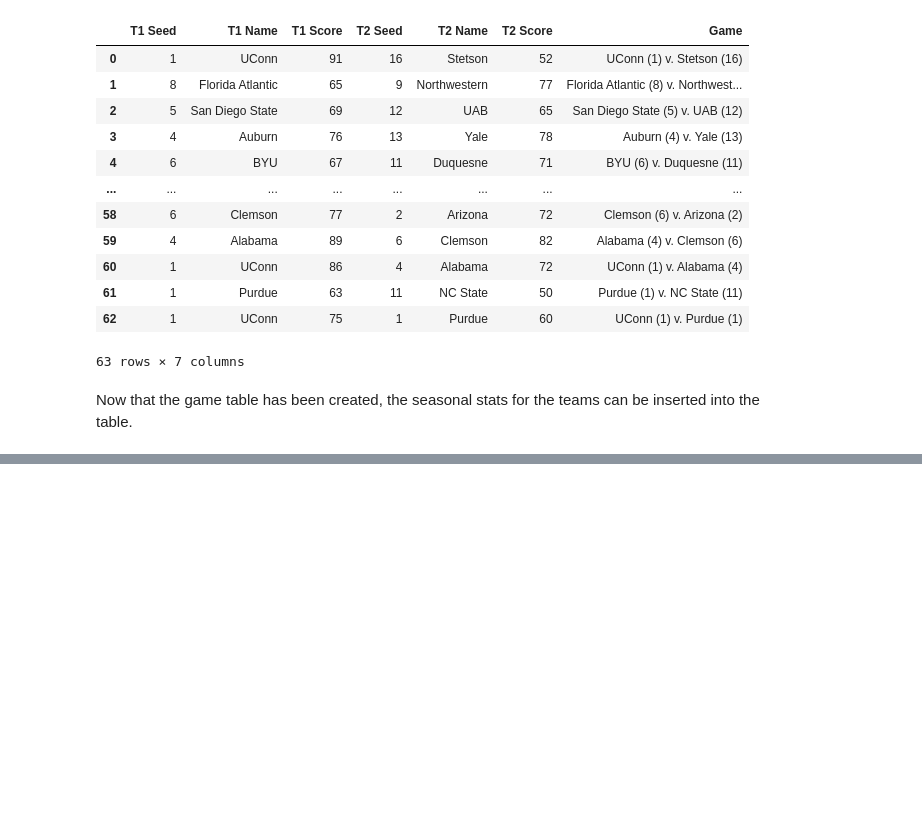
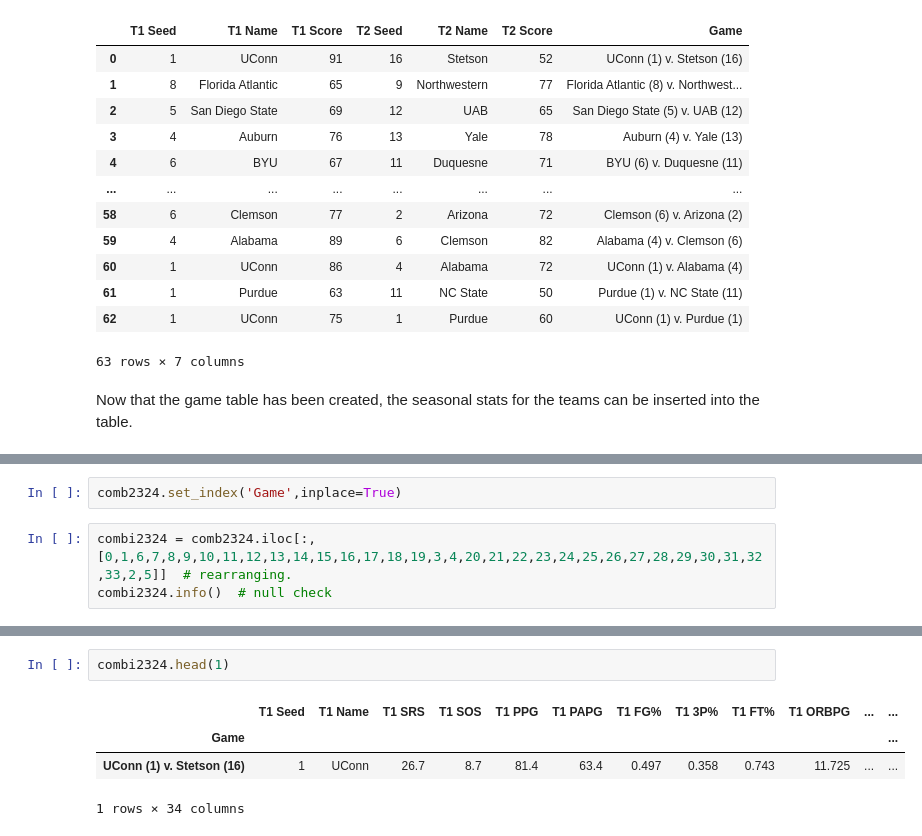
Before and after one commit to BARATZL/march-madness-supML, a Jupyter notebook: NCAAMB_ML.ipynb, the cells around one changed output, grey strips where cells are left out. Saved outputs shown, nothing was run; the diff lists cells and outputs as text; blank space fills up the shorter version.

```diff
--- a/NCAAMB_ML.ipynb
+++ b/NCAAMB_ML.ipynb
@@ -252,0 +267,5 @@ pd.merge(mm2324, ncaa2324,left_on='T1 Name',right_on='School',how='left')
+# %%
+comb2324.set_index('Game',inplace=True)
+# %%
+combi2324 = comb2324.iloc[:,[0,1,6,7,8,9,10,11,12,13,14,15,16,17,18,19,3,4,20,21,22,23,24,25,26,27,28,29,30,31,32,33,2,5]]  # rearranging.
+combi2324.info()  # null check
@@ -252,0 +290,7 @@ pd.merge(mm2324, ncaa2324,left_on='T1 Name',right_on='School',how='left')
+# %%
+combi2324.head(1)
+# %% [output]
+|  | T1 Seed | T1 Name | T1 SRS | T1 SOS | T1 PPG | T1 PAPG | T1 FG% | T1 3P% | T1 FT% | T1 ORBPG | ... | ... |
+| Game |  |  |  |  |  |  |  |  |  |  |  | ... |
+| UConn (1) v. Stetson (16) | 1 | UConn | 26.7 | 8.7 | 81.4 | 63.4 | 0.497 | 0.358 | 0.743 | 11.725 | ... | ... |
+1 rows × 34 columns
```
Also changed, not shown: parts of 17 cells of this notebook.
